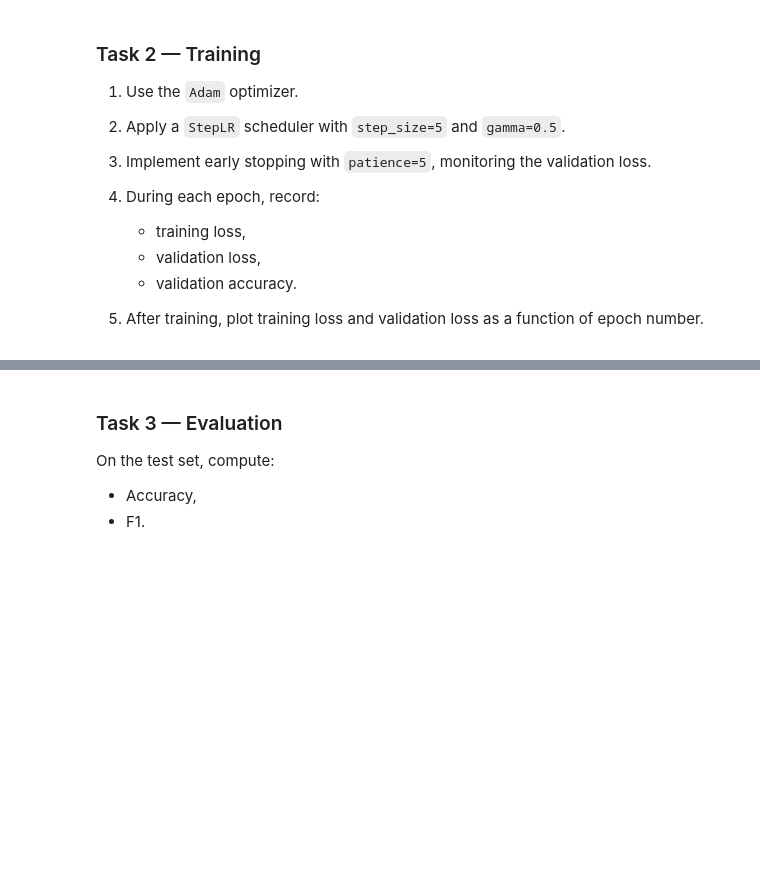
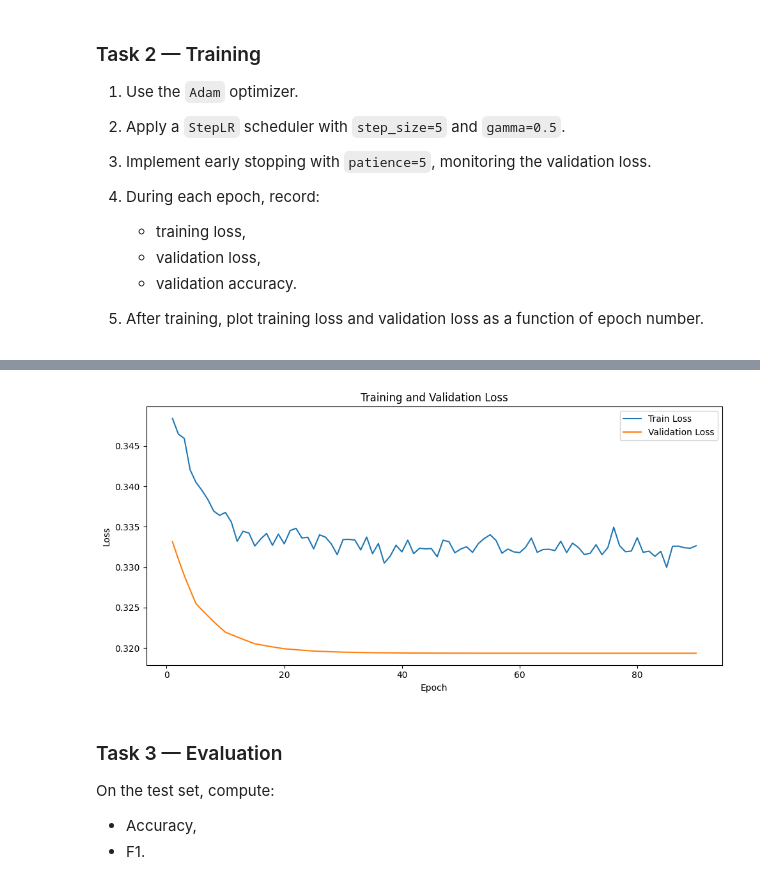
Before and after one commit to Owczany/Semestr-6, a Jupyter notebook: advanced_data_mining/pracownia/List 01.ipynb, the cells around one changed output, grey strips where cells are left out. Drawn from its saved outputs; the diff is of its cells as text; code cells hidden in the pictures; blank space fills up the shorter version.

```diff
--- a/advanced_data_mining/pracownia/List 01.ipynb
+++ b/advanced_data_mining/pracownia/List 01.ipynb
@@ -646,15 +641,14 @@ Logistic Regression F1 Score on Test Set: 84.76%
 from sklearn.model_selection import GridSearchCV
 from sklearn.metrics import make_scorer, f1_score
 
-# We have to make own scorer, because we want to specify the positive class for F1 score
-f1_pos = make_scorer(f1_score, pos_label=">50K")
+f1 = make_scorer(f1_score, pos_label='>50K')
 
 param_grid = {"classifier__C": [0.01, 0.1, 1, 10]}
 
 grid_search = GridSearchCV(
     estimator=log_reg_clf,
     param_grid=param_grid,
-    scoring=f1_pos, # f1 score for the positive class ">50K"
+    scoring=f1, # f1 score for the positive class ">50K"
     cv=5,
     n_jobs=-1
 )
@@ -708,3 +761,75 @@ import PyTorch
    * validation accuracy.
 
 5. After training, plot training loss and validation loss as a function of epoch number.
+# %%
+from torch.optim import Adam
+from torch.optim.lr_scheduler import StepLR
+
+optimizer = Adam(model.parameters(), lr=1e-3)
+scheduler = StepLR(optimizer, step_size=5, gamma=0.5)
+
+# Early stopping settings
+patience = 5
+best_val_loss = float('inf')
+epochs_without_improvement = 0
+best_model_state = None
+
+# History
+train_losses = []
+val_losses   = []
+val_accs     = []
+
+NUM_EPOCHS = 10000
+
+for epoch in range(1, NUM_EPOCHS + 1):
+    # --- Training ---
+    model.train()
+    logits = model(X_train_t)
+    loss = criterion(logits, y_train_t)
+    optimizer.zero_grad()
+    loss.backward()
+    optimizer.step()
+    train_losses.append(loss.item())
+
+    # --- Validation ---
+    model.eval()
+    with torch.no_grad():
+        val_logits = model(X_val_t)
+        val_loss = criterion(val_logits, y_val_t).item()
+        val_preds = (torch.sigmoid(val_logits) >= 0.5).float()
+        val_acc = (val_preds == y_val_t).float().mean().item()
+
+    val_losses.append(val_loss)
+    val_accs.append(val_acc)
+
+    scheduler.step()
+
+    print(f"Epoch {epoch:3d} | Train Loss: {loss.item():.4f} | Val Loss: {val_loss:.4f} | Val Acc: {val_acc * 100:.2f}%")
+
+    # --- Early stopping ---
+    if val_loss < best_val_loss:
+        best_val_loss = val_loss
+        epochs_without_improvement = 0
+        best_model_state = {k: v.clone() for k, v in model.state_dict().items()}
+    else:
+        epochs_without_improvement += 1
+        if epochs_without_improvement >= patience:
+            print(f"\nEarly stopping at epoch {epoch} (no improvement for {patience} epochs).")
+            break
+
+# Restore best model
+model.load_state_dict(best_model_state)
+
+# --- Plot learning curves ---
+epochs_range = range(1, len(train_losses) + 1)
+
+plt.figure(figsize=(10, 5))
+plt.plot(epochs_range, train_losses, label='Train Loss')
+plt.plot(epochs_range, val_losses,   label='Validation Loss')
+plt.title('Training and Validation Loss')
+plt.xlabel('Epoch')
+plt.ylabel('Loss')
+plt.legend()
+plt.tight_layout()
+plt.show()
+# %% [output]
@@ -711,3 +853,4 @@ import PyTorch
+[figure, added]
 # %% [markdown]
 ### Task 3 — Evaluation
 
```
Also changed, not shown: parts of 9 cells of this notebook, 10 other files.
